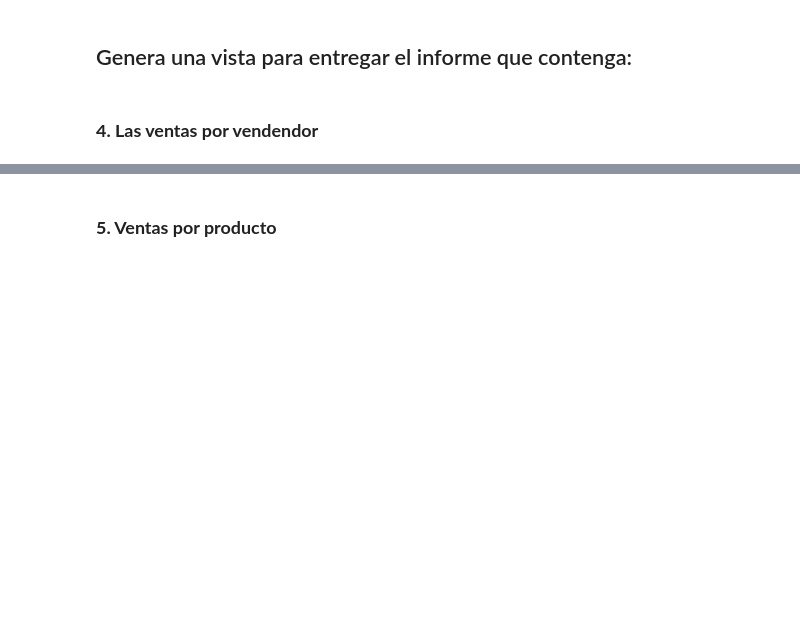
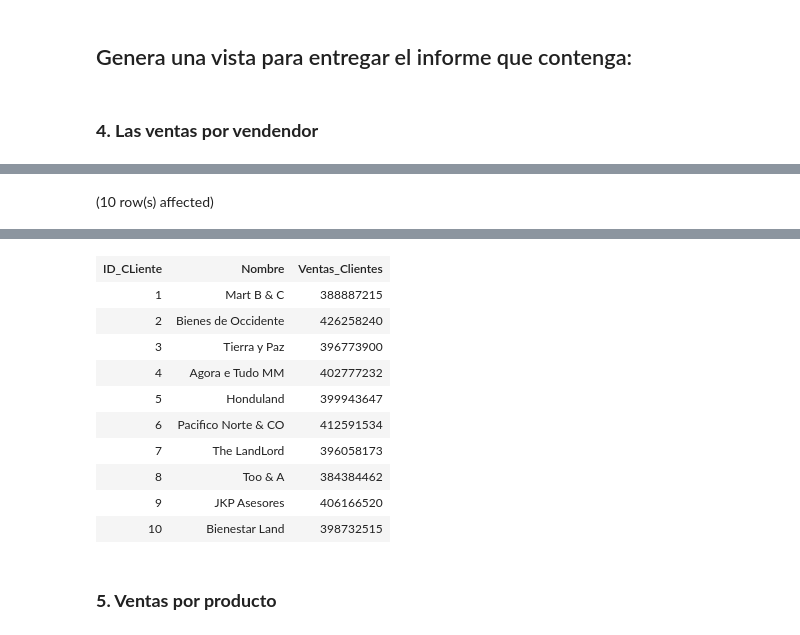
Before and after one commit to mizos0512/curso_sql, a Jupyter notebook: notebooks/Practica_9.ipynb, the cells around one changed output, grey strips where cells are left out. Cells and saved outputs as stored; diff of their text form; code cells hidden in the pictures; blank space fills up the shorter version.

```diff
--- a/notebooks/Practica_9.ipynb
+++ b/notebooks/Practica_9.ipynb
@@ -65,0 +49,9 @@ Total execution time: 00:00:00
+# %%
+SELECT c.ID_CLiente, c.Nombre, SUM(v.Venta) AS Ventas_Clientes
+FROM base.Clientes c
+INNER JOIN base.ventas v
+ON c.ID_Cliente = v.ID_CLiente
+GROUP BY c.ID_Cliente, c.Nombre
+ORDER BY c.ID_Cliente;
+# %% [output]
+(10 row(s) affected)
@@ -66,2 +59,13 @@ Total execution time: 00:00:00
+| ID_CLiente | Nombre | Ventas_Clientes |
+| 1 | Mart B & C | 388887215 |
+| 2 | Bienes de Occidente | 426258240 |
+| 3 | Tierra y Paz | 396773900 |
+| 4 | Agora e Tudo MM | 402777232 |
+| 5 | Honduland | 399943647 |
+| 6 | Pacifico Norte & CO | 412591534 |
+| 7 | The LandLord | 396058173 |
+| 8 | Too & A | 384384462 |
+| 9 | JKP Asesores | 406166520 |
+| 10 | Bienestar Land | 398732515 |
 # %% [markdown]
 ### **5. Ventas por producto**
```
Also changed, not shown: parts of 16 cells of this notebook.
